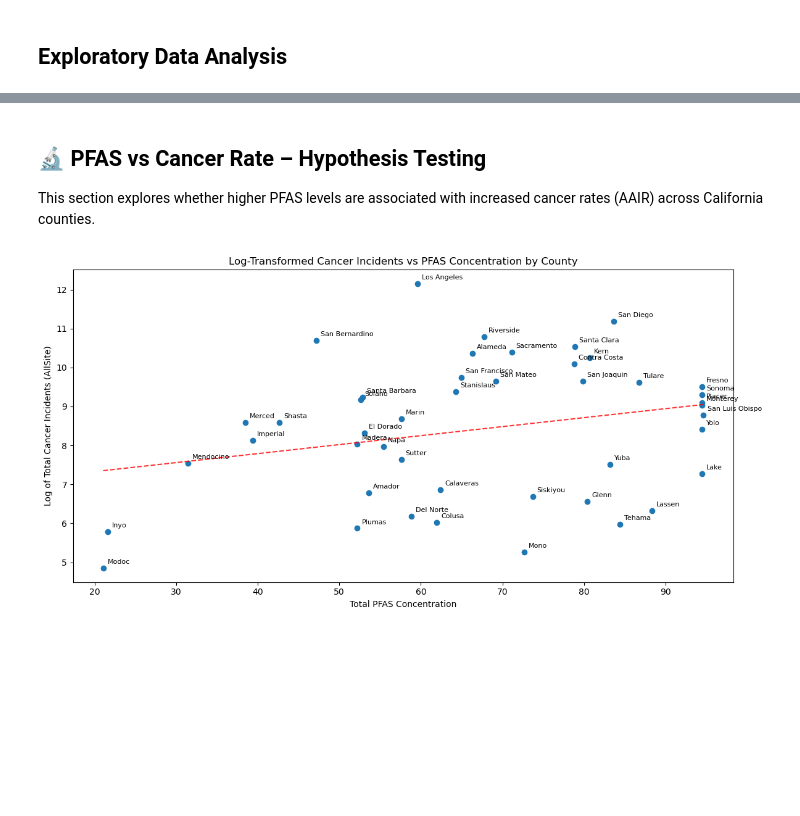
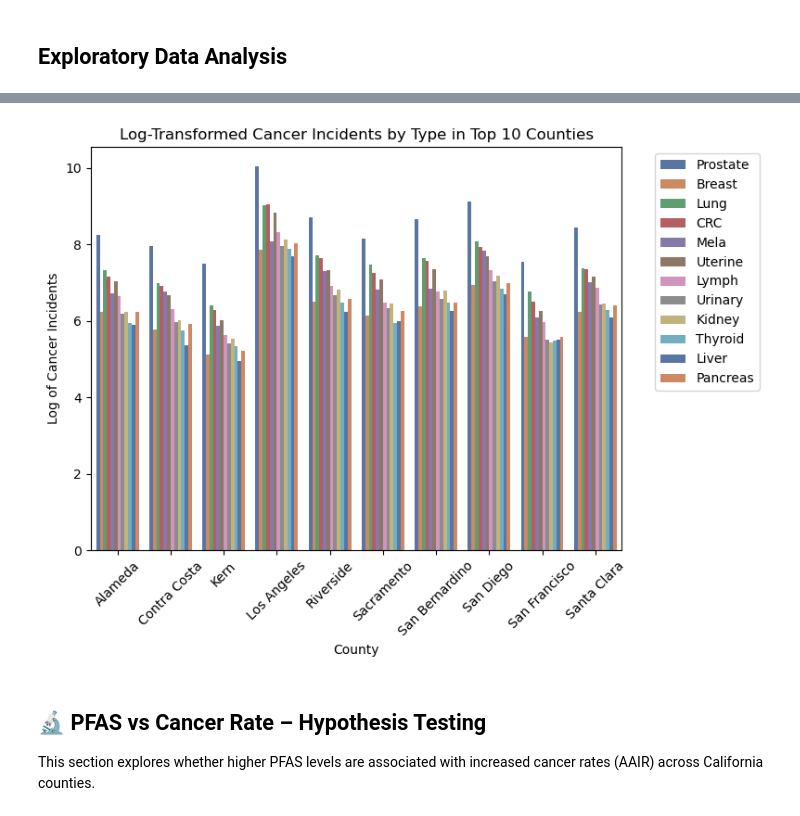
Before and after one commit to UsmanAsghar23/PFAS-Cancer, a Jupyter notebook: Progress-report.ipynb, the cells around one changed output, grey strips where cells are left out. Cells and saved outputs as stored; diff of their text form; code cells hidden in the pictures; blank space fills up the shorter version.

```diff
--- a/Progress-report.ipynb
+++ b/Progress-report.ipynb
@@ -305,45 +149,8 @@ plt.show()
+# %%
+plot = get_top_ten_cancer_counties(df)
+plt.show()
+# %% [output]
+[figure, added]
 # %% [markdown]
 ## 🔬 PFAS vs Cancer Rate – Hypothesis Testing
 This section explores whether higher PFAS levels are associated with increased cancer rates (AAIR) across California counties.
-# %%
-# Filter for AllSite cancer and get unique values per county
-allsite_data = df[df['Cancer'] == 'AllSite'].drop_duplicates(subset=['county', 'Sex', 'Cancer_Incidents'])
-
-# Sum cancer incidents by county
-cancer_by_county = allsite_data.groupby('county')['Cancer_Incidents'].sum().reset_index()
-
-# Get PFAS concentration per county (using first occurrence since it's constant per county)
-pfas_by_county = df.groupby('county')['total_pfas_concentration'].first().reset_index()
-
-# Merge cancer and PFAS data
-merged_data = cancer_by_county.merge(pfas_by_county, on='county')
-merged_data = merged_data.sort_values('total_pfas_concentration')
-
-# Apply log transformation only to Cancer_Incidents
-merged_data['log_Cancer_Incidents'] = np.log(merged_data['Cancer_Incidents'])
-
-# Create the plot
-plt.figure(figsize=(12, 6))
-
-# Plot scatter points
-plt.scatter(merged_data['total_pfas_concentration'], merged_data['log_Cancer_Incidents'])
-
-# Add trendline
-z = np.polyfit(merged_data['total_pfas_concentration'], merged_data['log_Cancer_Incidents'], 1)
-p = np.poly1d(z)
-plt.plot(merged_data['total_pfas_concentration'], p(merged_data['total_pfas_concentration']), "r--", alpha=0.8)
-
-plt.xlabel('Total PFAS Concentration')
-plt.ylabel('Log of Total Cancer Incidents (AllSite)')
-plt.title('Log-Transformed Cancer Incidents vs PFAS Concentration by County')
-
-# Add county labels
-for i, row in merged_data.iterrows():
-    plt.annotate(row['county'],
-                (row['total_pfas_concentration'], row['log_Cancer_Incidents']),
-                xytext=(5, 5), textcoords='offset points', fontsize=8)
-
-plt.tight_layout()
-plt.show()
-# %% [output]
-[figure, removed]
```
Also changed, not shown: parts of 28 cells of this notebook, 10 other files.
